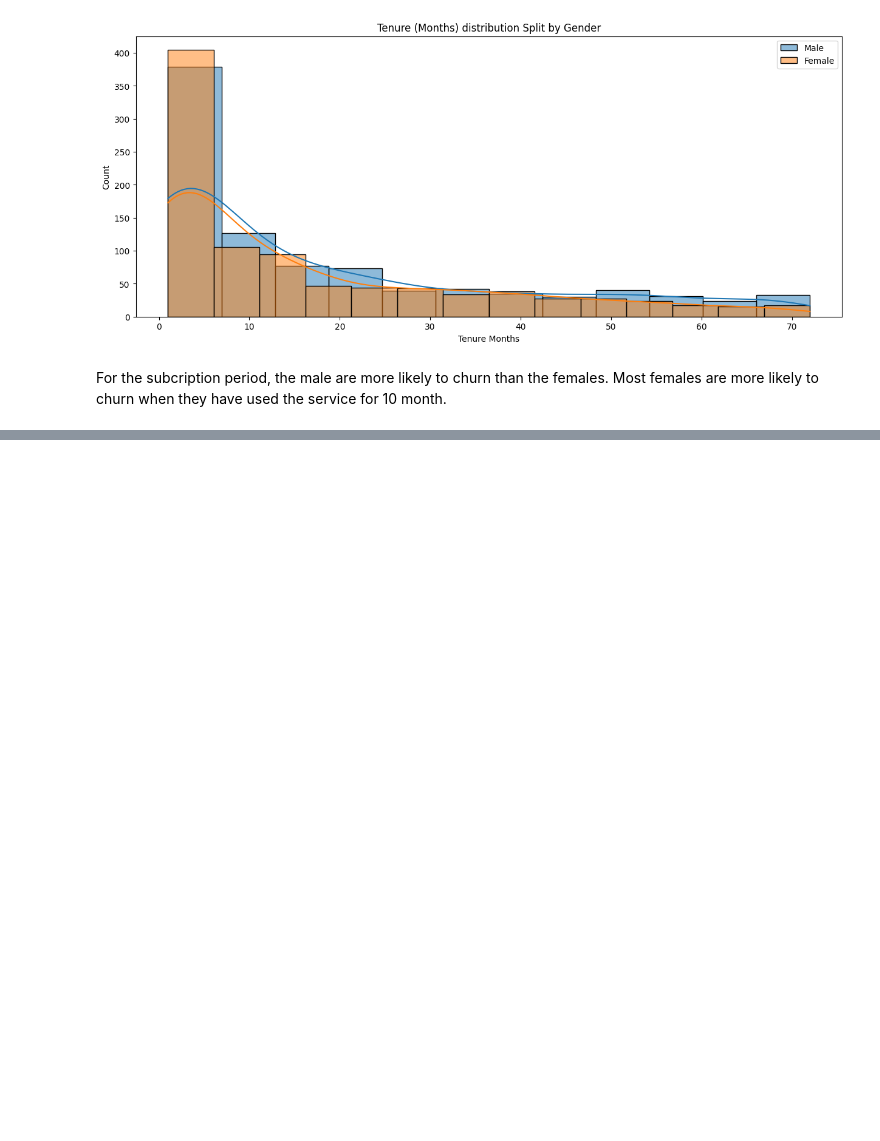
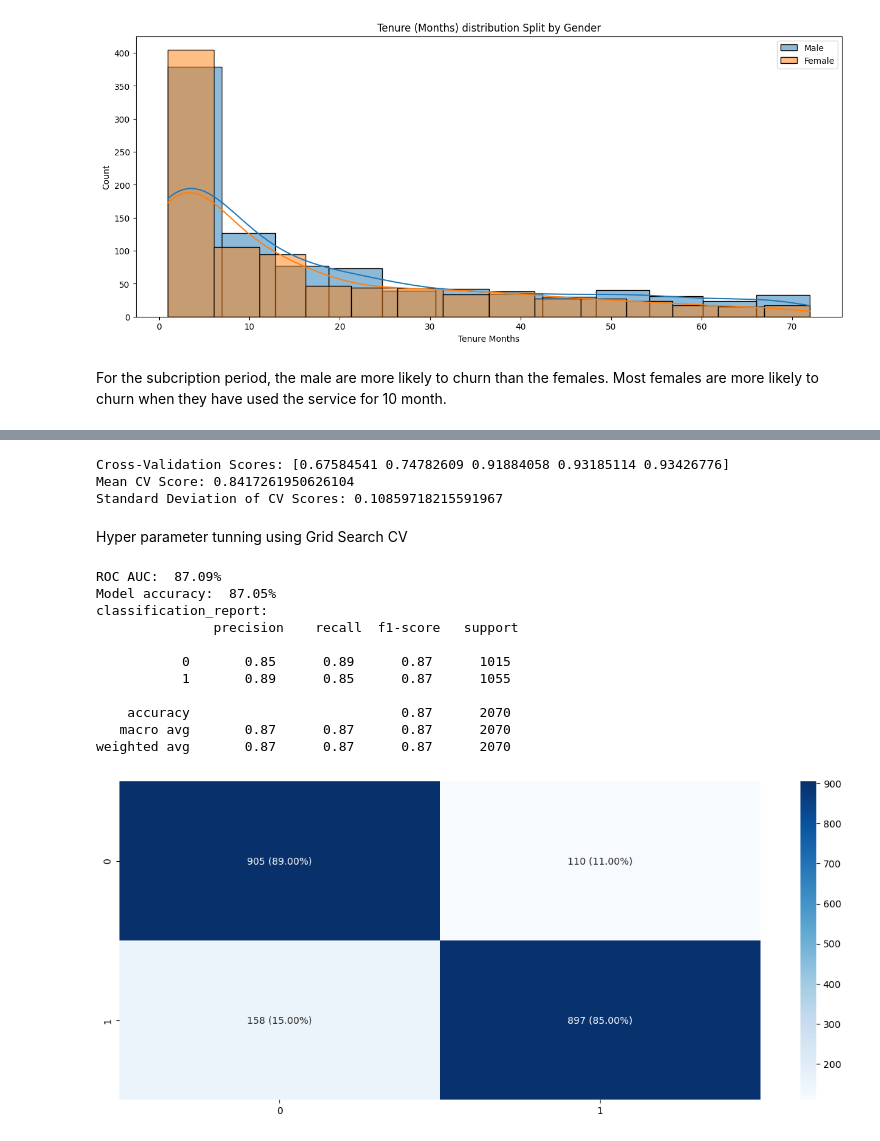
Before and after one commit to FaisalAhmedBijoy/Predicting-Telco-Customer-Churn, a Jupyter notebook: test_telco_churn_prediction_ml.ipynb, the cells around one changed output, grey strips where cells are left out. Saved outputs shown, nothing was run; the diff lists cells and outputs as text; code cells hidden in the pictures; blank space fills up the shorter version.

```diff
--- a/test_telco_churn_prediction_ml.ipynb
+++ b/test_telco_churn_prediction_ml.ipynb
@@ -619,0 +866,11 @@ For the subcription period, the male are more likely to churn than the females.
+# %%
+cv_scores = cross_val_score(random_forest, x, y, cv=5)
+print("Cross-Validation Scores:", cv_scores)
+print("Mean CV Score:", np.mean(cv_scores))
+print("Standard Deviation of CV Scores:", np.std(cv_scores))
+# %% [output]
+Cross-Validation Scores: [0.67584541 0.74782609 0.91884058 0.93185114 0.93426776]
+Mean CV Score: 0.8417261950626104
+Standard Deviation of CV Scores: 0.10859718215591967
+# %% [markdown]
+Hyper parameter tunning using Grid Search CV
@@ -619,0 +887,17 @@ For the subcription period, the male are more likely to churn than the females.
+# %%
+## check the random forest model with best parameters
+random_forest_with_finetune = RandomForestClassifier(random_state=42,max_depth=20,min_samples_leaf=1,min_samples_split=10,n_estimators=100)
+model_training_and_evaluation(random_forest_with_finetune, x_train, y_train, x_test, y_test)
+# %% [output]
+ROC AUC:  87.09%
+Model accuracy:  87.05%
+classification_report:
+               precision    recall  f1-score   support
+
+           0       0.85      0.89      0.87      1015
+           1       0.89      0.85      0.87      1055
+
+    accuracy                           0.87      2070
+   macro avg       0.87      0.87      0.87      2070
+weighted avg       0.87      0.87      0.87      2070
+[figure, added]
```
Also changed, not shown: parts of 53 cells of this notebook, 4 other files.
